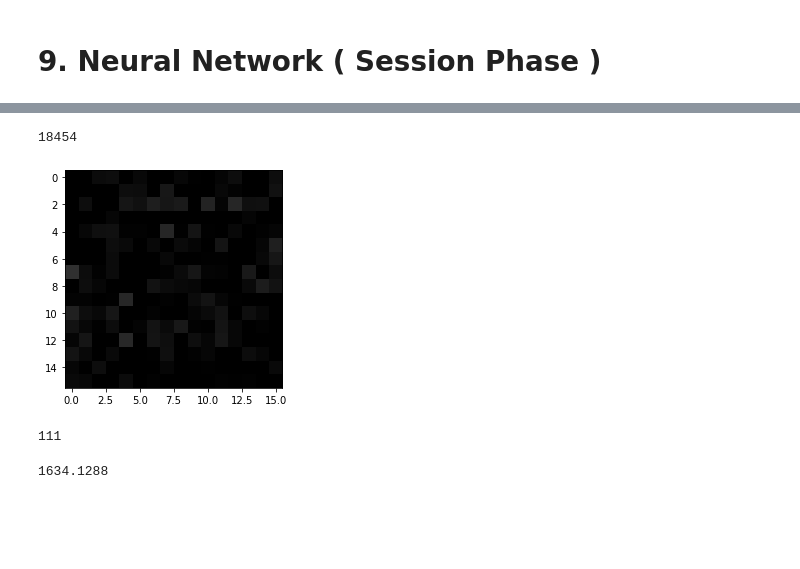
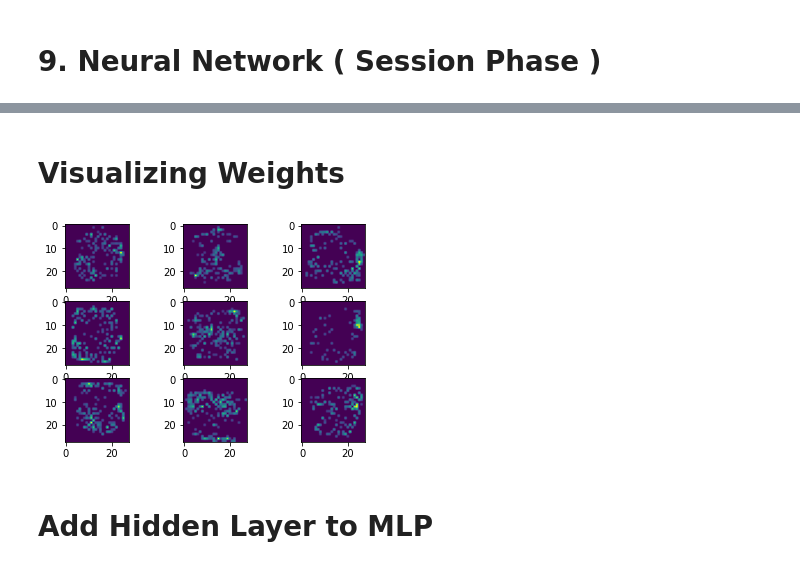
Before and after one commit to AlirezaKhodabakhsh/Tensorflow1.XX-Tutorial, a Jupyter notebook: Tensorflow_1_XX_Toturial_Example.ipynb, the cells around one changed output, grey strips where cells are left out. Drawn from its saved outputs; the diff is of its cells as text; code cells hidden in the pictures; blank space fills up the shorter version.

```diff
--- a/Tensorflow_1_XX_Toturial_Example.ipynb
+++ b/Tensorflow_1_XX_Toturial_Example.ipynb
@@ -63,7 +63,7 @@ num_epoch=20
 # %%
 def WEIGHTS(shape, name) :
     return tf.get_variable(dtype=tf.float32, shape=shape,name='W_'+name,
-                  initializer=tf.truncated_normal_initializer(stddev=0.001))
+                  initializer=tf.truncated_normal_initializer(stddev=normal_std))
 # %%
 def BIAS (shape, name):
     return tf.get_variable(dtype=tf.float32, shape=(shape) , name='B_'+name,
@@ -76,7 +76,7 @@ def FC(X, num_units, name, relu=False):
     H=tf.matmul(X,W)
     O=tf.add(H,B)
     if relu==True:
-        return tf.nn.relu(O)
-    return O
+        return tf.nn.relu(O), W
+    return O, W
 # %% [markdown]
 # 7. Neural Network ( Graph Phase )
@@ -83,4 +99,5 @@ def FC(X, num_units, name, relu=False):
 # %%
+"""
 tf.reset_default_graph()
 
 input_image=tf.placeholder(dtype=tf.float32, shape=(None, weight, height),
@@ -90,10 +107,12 @@ input_image=tf.placeholder(dtype=tf.float32, shape=(None, weight, height),
 
 x_flatten=tf.layers.flatten(input_image)
 
-FC1=FC(x_flatten, hidden_num, 'FC1', relu=True)
+FC1, W1 =FC(x_flatten, hidden_num, 'FC1', relu=True)
 
-H2=FC(FC1, 10, 'FC2', relu=False)
+H2, W2 =FC(FC1, 10, 'FC2', relu=False)
 
 
 output_image=tf.placeholder(dtype=tf.float32, shape=(None, num_class),
                             name='OUTPUT')
+
+"""
@@ -142,3 +163,5 @@ for epoch in range(1,num_epoch+1):
     print('--------------------------------------------------')
     print('Epoch:{} \t Loss_Valid:{:.2f} \t Accuracy_Valid:%{:.2f}'.format(epoch, L, A*100))
     print('--------------------------------------------------')
+W2_trained=sess.run(W2)
+sess.close()
@@ -189,19 +168,15 @@ np.argwhere(x_test[0]==0).shape[0] # number of zeros
-# %%
-np.sum(x_test[0]) #intensity
-# %% [output]
-18454
-# %%
-O=((sess.run(FC1, feed_dict={input_image : x_test[0:1]})).reshape((16,16)))
-
-plt.imshow(O, cmap='gray', vmin=0, vmax=255)
-plt.show()
-# %% [output]
-[figure, removed]
-# %%
-np.argwhere(O==0).shape[0] # number of zeros
-# %% [output]
-111
-# %%
-np.sum(O)
-# %% [output]
-1634.1288
+# %% [markdown]
+# Visualizing Weights
+# %%
+fig, axs = plt.subplots(3,3)
+k=0
+for i in range(0,3):
+  for j in range(0,3):
+    img=W2_trained[0:,k].reshape((28,28)) # This code, rehsape the colomns of W2 matrix
+    indx=(img.max()-img.mean())/5 + img.mean() # This is a index for filtering some pixels (thredshold)
+    axs[i,j].imshow(np.where(img<indx, 0, img)) # This code, replace some pixels with zero (0)
+    k=k+1
+# %% [output]
+[figure, added]
+# %% [markdown]
+# Add Hidden Layer to MLP
```
Also changed, not shown: parts of 16 cells of this notebook.
